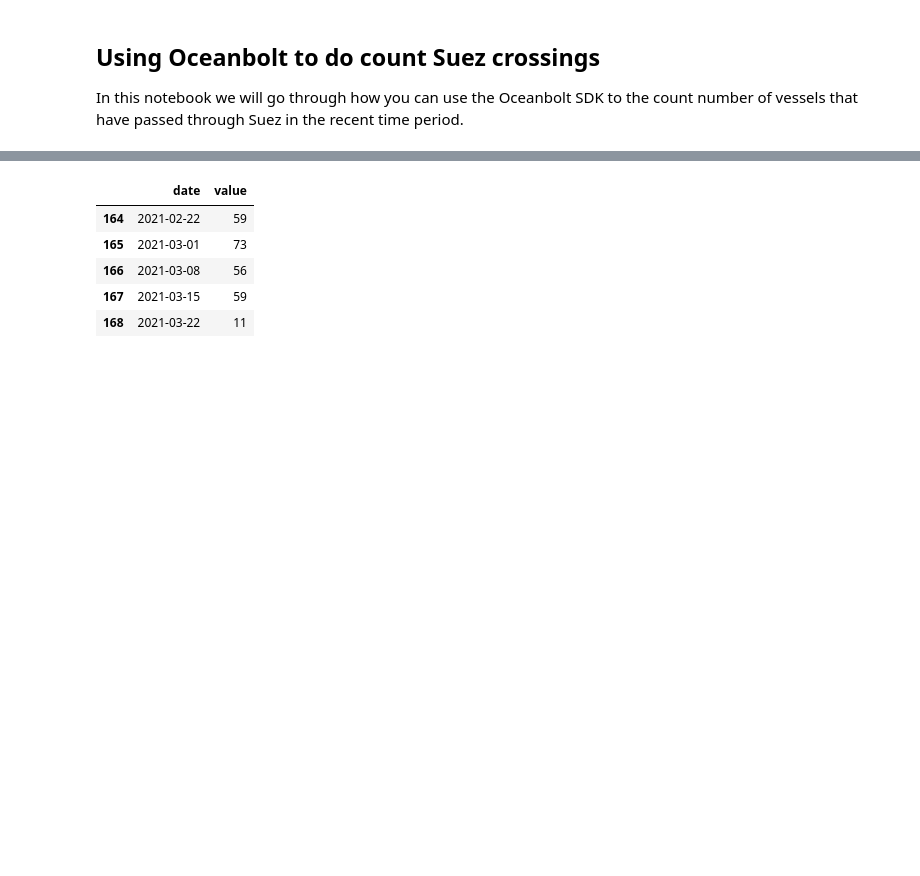
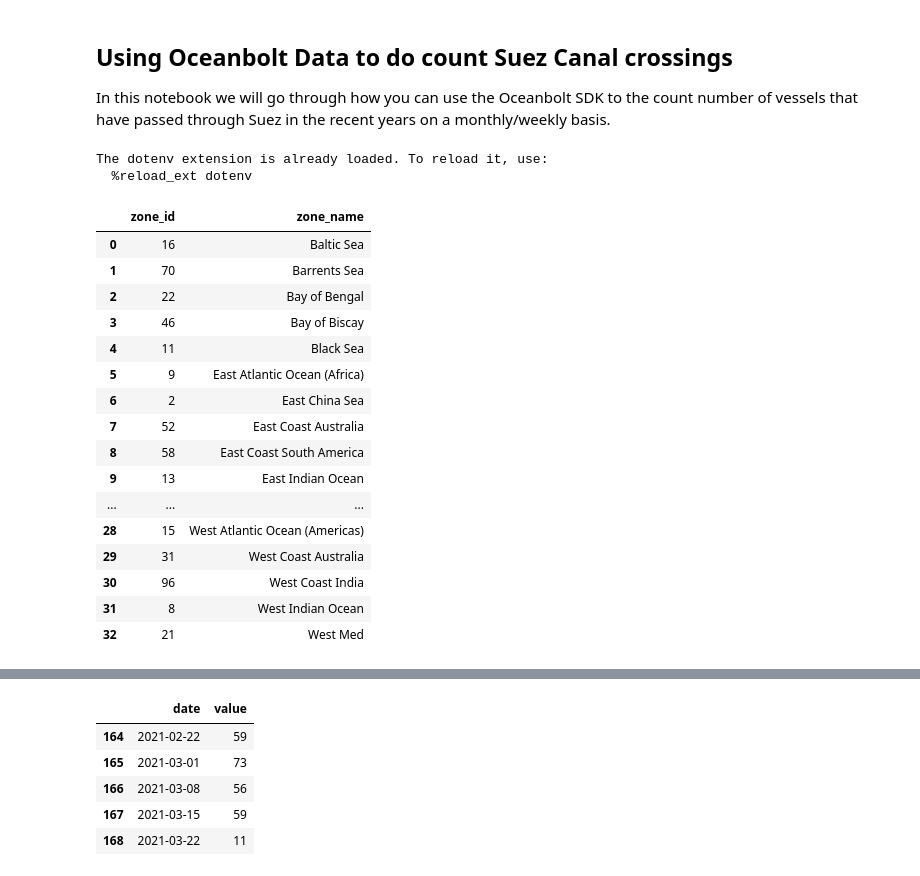
Before and after one commit to oceanbolt/oceanbolt-python-sdk, a Jupyter notebook: docs/examples/14_suez_canal_passings.ipynb, the cells around one changed output, grey strips where cells are left out. Drawn from its saved outputs; the diff is of its cells as text; code cells hidden in the pictures; blank space fills up the shorter version.

```diff
--- a/docs/examples/14_suez_canal_passings.ipynb
+++ b/docs/examples/14_suez_canal_passings.ipynb
@@ -1,15 +1,42 @@
 # %% [markdown]
-## Using Oceanbolt to do count Suez crossings
+## Using Oceanbolt Data to do count Suez Canal crossings
 
 In this notebook we will go through how you can use the Oceanbolt SDK
-to the count number of vessels that have passed through Suez in the recent time period.
+to the count number of vessels that have passed through Suez in the recent years on a monthly/weekly basis.
 # %%
-#Setup client and import libraries
+#Setup client and import libraries. Apikey is set via .env file.
 %load_ext dotenv
 %dotenv
 
 from oceanbolt.sdk.client import APIClient
 from oceanbolt.sdk.data.tonnage import ZoneChangesTimeseries
+from oceanbolt.sdk.data.entities import Zones
 from datetime import date
+import matplotlib.pyplot as plt
 
-client =ZoneChangesTimeseries(APIClient())
+tonnage_client =ZoneChangesTimeseries(APIClient())
+# %% [output]
+The dotenv extension is already loaded. To reload it, use:
+  %reload_ext dotenv
+# %%
+#List the available zones
+zones = Zones(APIClient()).get()
+zones
+# %% [output]
+|  | zone_id | zone_name |
+| 0 | 16 | Baltic Sea |
+| 1 | 70 | Barrents Sea |
+| 2 | 22 | Bay of Bengal |
+| 3 | 46 | Bay of Biscay |
+| 4 | 11 | Black Sea |
+| 5 | 9 | East Atlantic Ocean (Africa) |
+| 6 | 2 | East China Sea |
+| 7 | 52 | East Coast Australia |
+| 8 | 58 | East Coast South America |
+| 9 | 13 | East Indian Ocean |
+| ... | ... | ... |
+| 28 | 15 | West Atlantic Ocean (Americas) |
+| 29 | 31 | West Coast Australia |
+| 30 | 96 | West Coast India |
+| 31 | 8 | West Indian Ocean |
+| 32 | 21 | West Med |
```
Also changed, not shown: parts of 11 cells of this notebook, 4 other files.
